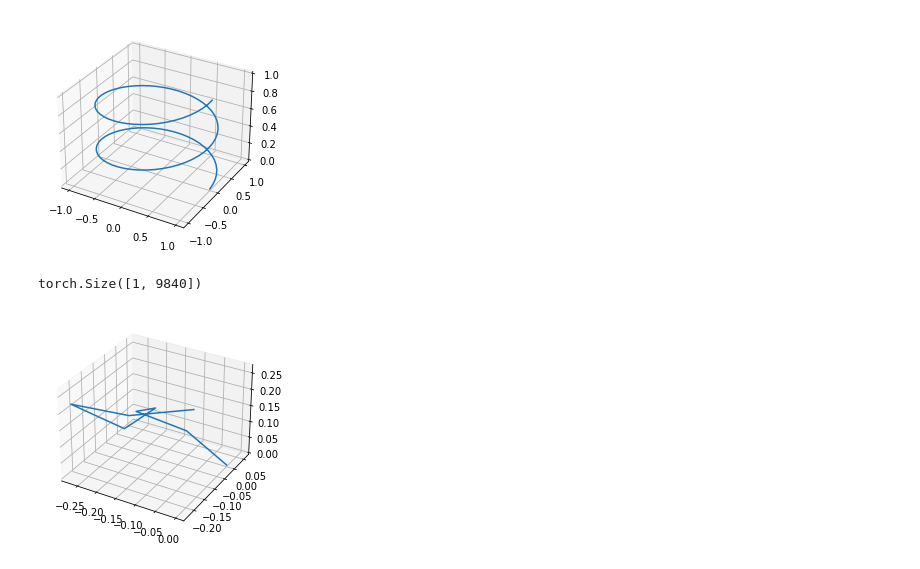
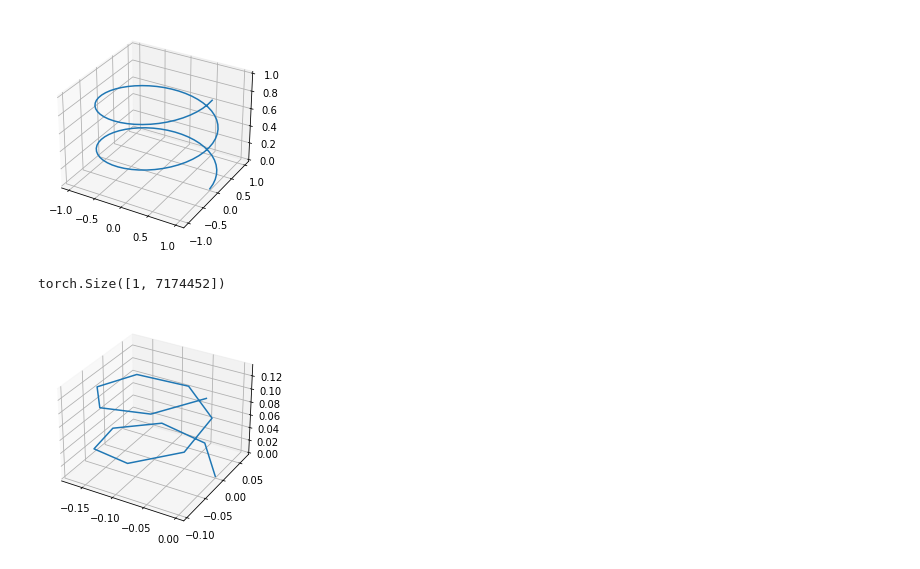
Before and after one commit to LinusBleistein/Signature-inversion, a Jupyter notebook: Example.ipynb, the cells around one changed output. Saved outputs shown, nothing was run; the diff lists cells and outputs as text; code cells hidden in the pictures.

```diff
--- a/Example.ipynb
+++ b/Example.ipynb
@@ -51,16 +51,16 @@ plt.show()
 # %% [output]
 [figure]
 # %%
-n=7
+n=13
 
 signature = signatory.signature(path.unsqueeze(0), n+1)
 print(signature.shape)
 
 reconstructed_path=invert_signature(signature,n,3)
 fig = plt.figure()
 ax = fig.gca(projection='3d')
 ax.plot(reconstructed_path[:,0],reconstructed_path[:,1],reconstructed_path[:,2],linestyle='-')
 plt.show()
 # %% [output]
-torch.Size([1, 9840])
+torch.Size([1, 7174452])
-[figure, old version]
+[figure, new version]
```
Also changed, not shown: 1 other file.
